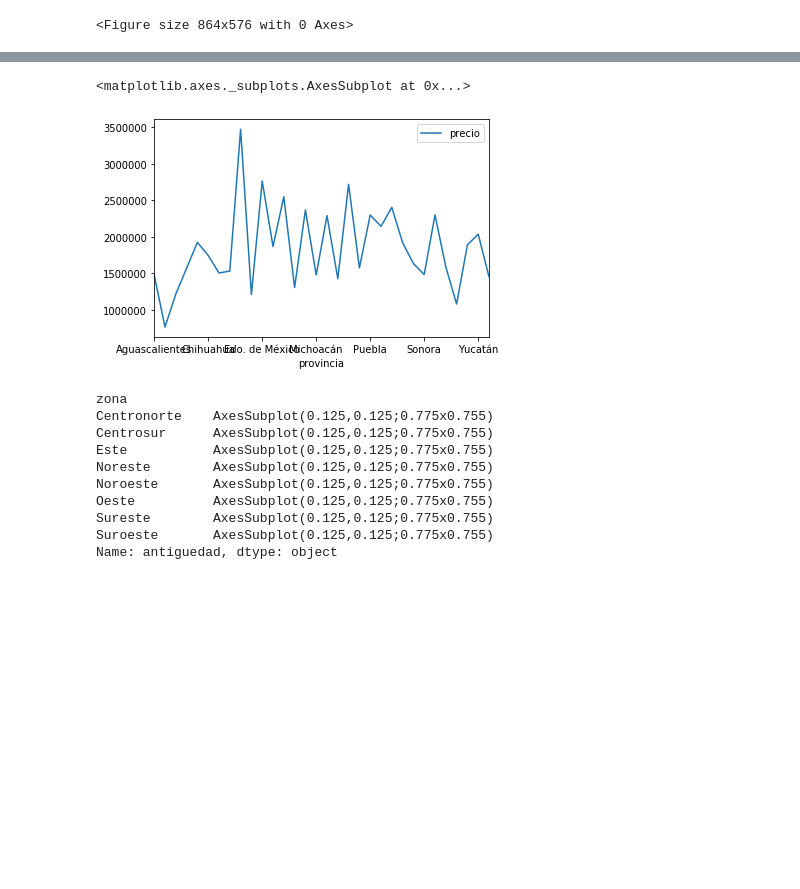
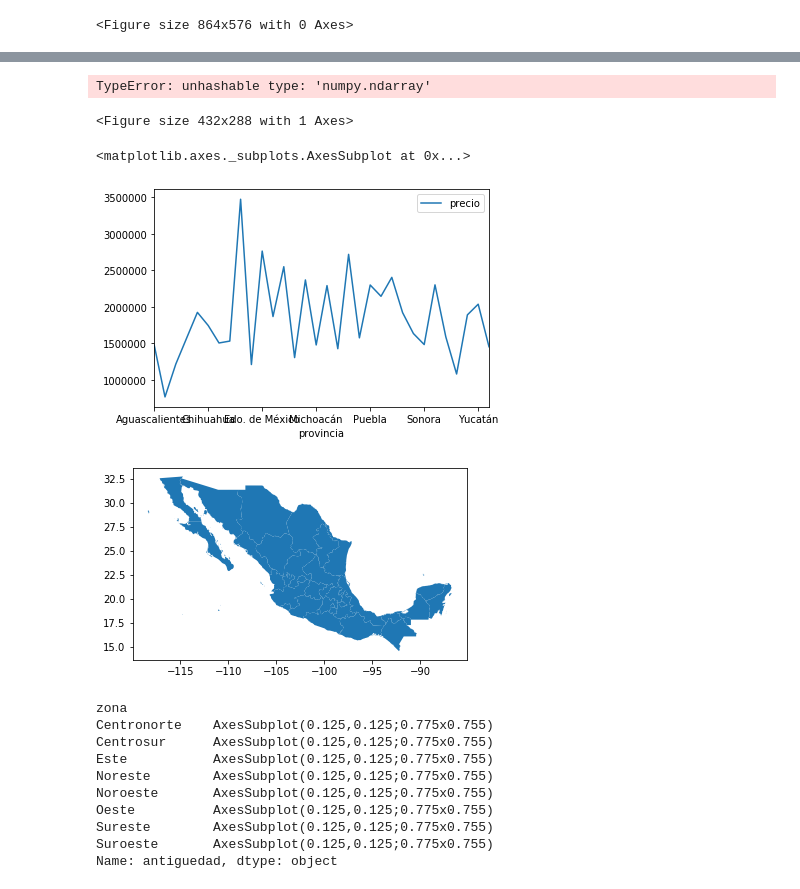
Before and after one commit to blukitas/groupby-banco-, a Jupyter notebook: Tp1/tp1Bertolini.ipynb, the cells around one changed output, grey strips where cells are left out. Saved outputs shown, nothing was run; the diff lists cells and outputs as text; code cells hidden in the pictures; blank space fills up the shorter version.

```diff
--- a/Tp1/tp1Bertolini.ipynb
+++ b/Tp1/tp1Bertolini.ipynb
@@ -274,24 +203,86 @@ TypeError: expected string or bytes-like object
+# %%
+import matplotlib.pyplot as plt
+import matplotlib
+import cartopy.crs as ccrs
+import cartopy.io.shapereader as shpreader
+from cartopy.io.shapereader import Reader
+
+fig = plt.figure()
+
+fname = 'data/estadosMexico.shp'
+reader = Reader(fname)
+
+# ax = plt.axes(projection=ccrs.PlateCarree())
+ax = fig.add_axes([0, 0, 1, 1], projection=ccrs.LambertConformal())
+# adm1_shapes = list(shpreader.Reader(fname).geometries())
+# ax.set_extent([-122, 12, -84, 33], ccrs.Geodetic())
+#USA
+# ax.set_extent([-125, -66.5, 20, 50], ccrs.Geodetic())
+ax.set_extent([-125, -66.5, -10, 40], ccrs.Geodetic())
+
+# ax = plt.axes(projection=ccrs.Robinson())
+# ax.add_geometries(Reader(fname).geometries(),
+#                   ccrs.PlateCarree(),
+#                   facecolor='white', hatch='xxxx')
+# plt.show()
+
+ax.background_patch.set_visible(False)
+ax.outline_patch.set_visible(False)
+
+ax.set_title('State Population Density')
+
+#for state in shpreader.Reader(states_shp).geometries():
+for astate in Reader(fname).records():
+#     print(astate)
+    ### You want to replace the following code with code that sets the
+    ### facecolor as a gradient based on the population density above
+    #facecolor = [0.9375, 0.9375, 0.859375]
+
+    edgecolor = 'black'
+
+    try:
+        # use the name of this state to get pop_density
+        state_dens = df_p[ df_p.provincia == astate.attributes['name'] ].precio_normalizado
+#         state_dens = df[ df.provincia == astate.attributes['name'] ].precio.mean()
+    except:
+        state_dens = 0
+    #print(df_p[ df_p.index == astate.attributes['name'] ].precio_normalizado)
+    # simple scheme to assign color to each state}
+#     if state_dens > 0:
+#         print(state_dens)
+    facecolor = matplotlib.colors.to_rgba('r', alpha=np.float16(state_dens))
+
+
+    # `astate.geometry` is the polygon to plot
+    ax.add_geometries([astate.geometry], ccrs.PlateCarree(),
+                      facecolor=facecolor, edgecolor=edgecolor)
+
+plt.show()
+# %% [output]
+TypeError: unhashable type: 'numpy.ndarray'
+<Figure size 432x288 with 1 Axes>
 # %%
 import geopandas as gpd
 from shapely.geometry import Point, MultiPoint, Polygon
 import cartopy.io.shapereader as shpreader
 
 mex = gpd.read_file('data/estadosMexico.shx')
 mex = mex[mex.admin == 'Mexico'][['name', 'geometry']]
 provs = df.groupby(['provincia']).precio.agg('mean').to_frame()
 provs['name'] = provs.index
 # provs.info()
 # provs.columns = ['name', 'precio']
 provs.merge(mex, on='name', how='inner')
 provs.plot()
 
 # df = df.merge(regiones,on='provincia', how='inner')
 # reader.head()
 # mex.sample()
-# mex[country=='mexico'].plot()
+mex.plot()
 # %% [output]
 <matplotlib.axes._subplots.AxesSubplot at 0x...>
 [figure]
+[figure, added]
 # %%
 
 df.groupby('zona').antiguedad.plot()
```
Also changed, not shown: parts of 4 cells of this notebook.
